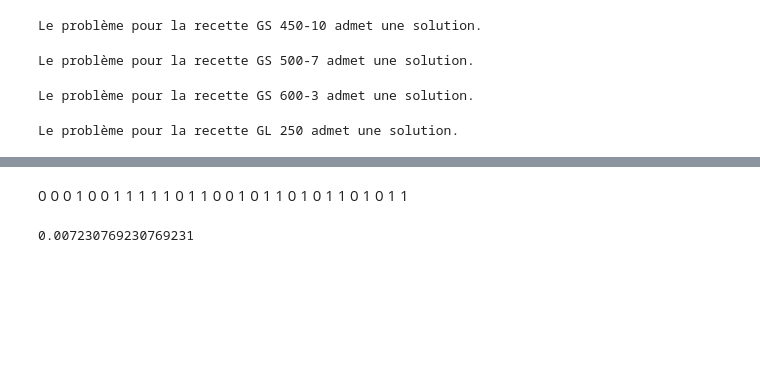
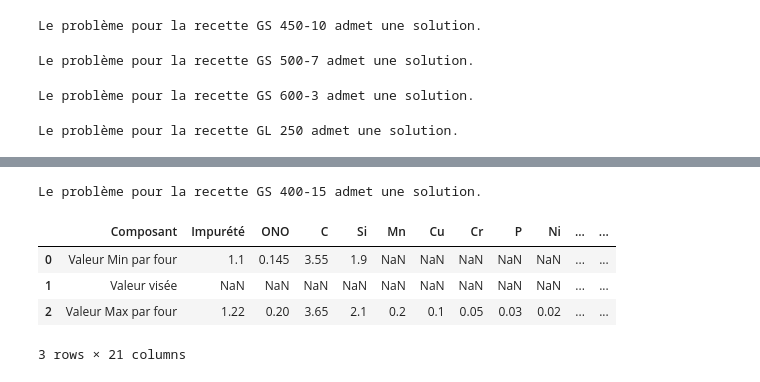
Before and after one commit to jobinhio/projets-data-science, a Jupyter notebook: projet/Optimisation/src/main.ipynb, the cells around one changed output, grey strips where cells are left out. Drawn from its saved outputs; the diff is of its cells as text; code cells hidden in the pictures; blank space fills up the shorter version.

```diff
--- a/projet/Optimisation/src/main.ipynb
+++ b/projet/Optimisation/src/main.ipynb
@@ -116,31 +84,0 @@ Le problème pour la recette GL 250 admet une solution.
-# %% [markdown]
-0
-0
-0
-1
-0
-0
-1
-1
-1
-1
-1
-0
-1
-1
-0
-0
-1
-0
-1
-1
-0
-1
-0
-1
-1
-0
-1
-0
-1
-1
@@ -152,4 +85,26 @@ Le problème pour la recette GL 250 admet une solution.
-# %%
-(0.002 + 0.008 + 0.001 + 0.007 + 0 + 0.003 + 0 + 0.008 + 0 + 0.008 + 0.011 + 0.014 + 0.011 + 0.007 + 0.01 + 0.004)/13
-# %% [output]
-0.007230769230769231
+# %%
+chemin_fichier = os.path.join('.', 'data', 'recipe_optimization_data.xlsm')
+# On recupere le chemin du dossier data
+dossier_data = os.path.dirname(chemin_fichier)
+# Suppression du vieux resultats
+remove_old_recipes(dossier_data)
+# Resolutions du nouveau probleme
+Recettes = [col for col in pd.read_excel(chemin_fichier, engine='openpyxl', sheet_name=2).columns if 'Unnamed' not in col] # 'calamine'
+for recette in tqdm(Recettes, desc="Processing recipes", unit="recipe"):
+    table_mp, mp_constraints, elmt_quality_constraints, errors= read_and_check_input_values(chemin_fichier)
+    if errors :
+        save_errors(errors, dossier_data,recette)
+        break;
+    create_optimal_recipe(recette, table_mp, mp_constraints,elmt_quality_constraints,dossier_data)
+
+    break;
+# %% [output]
+Le problème pour la recette GS 400-15 admet une solution.
+# %%
+elmt_quality_constraints['GS 400-15']
+# %% [output]
+|  | Composant | Impurété | ONO | C | Si | Mn | Cu | Cr | P | Ni | ... | ... |
+| 0 | Valeur Min par four | 1.1 | 0.145 | 3.55 | 1.9 | NaN | NaN | NaN | NaN | NaN | ... | ... |
+| 1 | Valeur visée | NaN | NaN | NaN | NaN | NaN | NaN | NaN | NaN | NaN | ... | ... |
+| 2 | Valeur Max par four | 1.22 | 0.20 | 3.65 | 2.1 | 0.2 | 0.1 | 0.05 | 0.03 | 0.02 | ... | ... |
+3 rows × 21 columns
```
Also changed, not shown: parts of 3 cells of this notebook, 16 other files.
